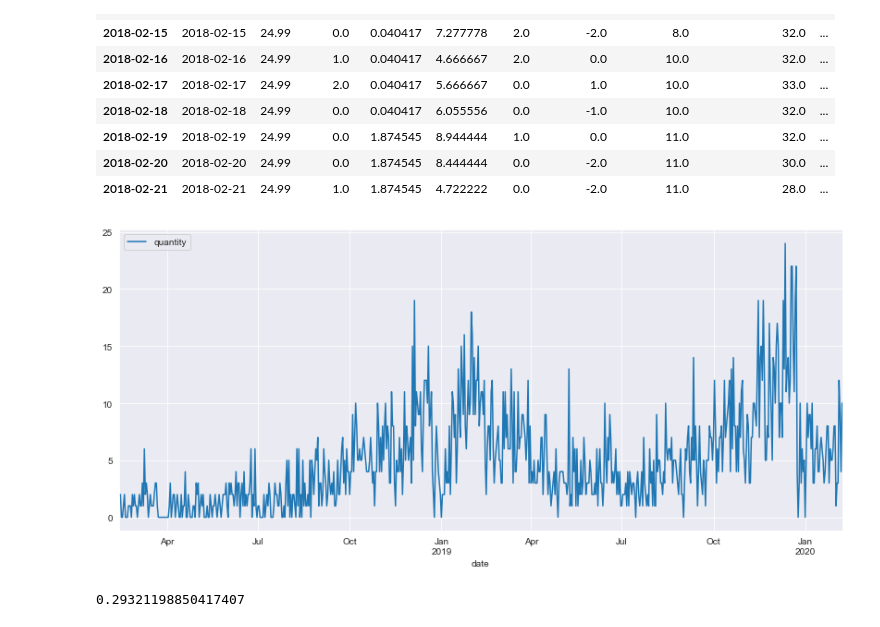
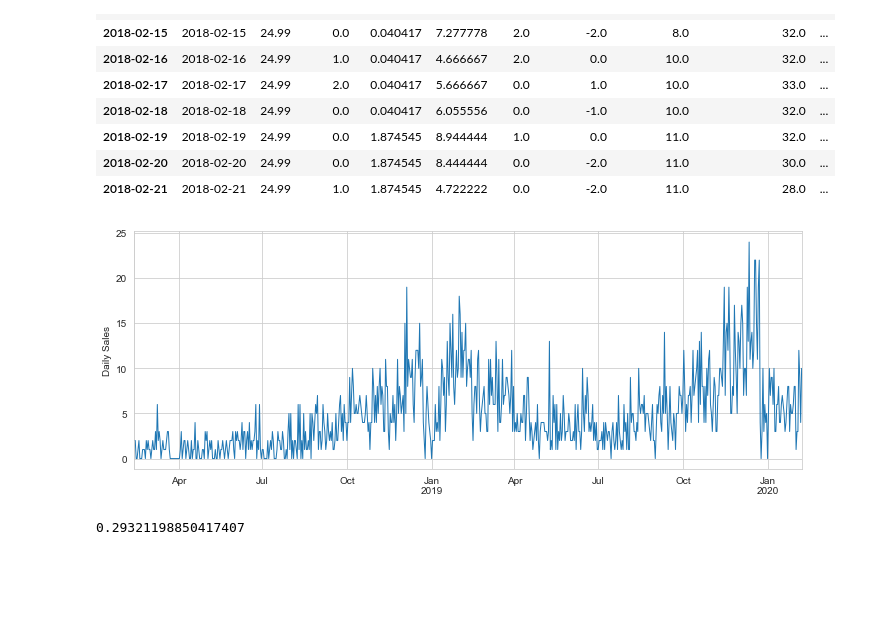
Before and after one commit to fredshone/amazon-sales-analysis, a Jupyter notebook: analysis.ipynb, the cells around one changed output. Drawn from its saved outputs; the diff is of its cells as text; code cells hidden in the pictures; blank space fills up the shorter version.

```diff
--- a/analysis.ipynb
+++ b/analysis.ipynb
@@ -9,5 +12,5 @@ from statsmodels.tsa.seasonal import STL
 # %%
-sns.set_style('darkgrid')
+sns.set_style('whitegrid')
 pd.plotting.register_matplotlib_converters()
 # Default figure size
 sns.mpl.rc('figure',figsize=(16, 6))
@@ -37,10 +40,14 @@ data.head(10)
 | 2018-02-20 | 2018-02-20 | 24.99 | 0.0 | 1.874545 | 8.444444 | 0.0 | -2.0 | 11.0 | 30.0 | ... |
 | 2018-02-21 | 2018-02-21 | 24.99 | 1.0 | 1.874545 | 4.722222 | 0.0 | -2.0 | 11.0 | 28.0 | ... |
 # %%
-fig, ax = plt.subplots(1, figsize=(14,6))
-ax = data[['quantity']].plot(ax=ax)
+fig, ax = plt.subplots(1, figsize=(10,4))
+data.quantity.plot(ax=ax, linewidth=1)
+ax.set_ylabel('Daily Sales')
+ax.set_xlabel(None)
+plt.tight_layout()
+fig.savefig('outputs/daily-sales.png')
 # %% [output]
-[figure, old version]
+[figure, new version]
 # %%
 from statsmodels.stats.stattools import durbin_watson
 durbin_watson(data.quantity)
```
Also changed, not shown: parts of 49 cells of this notebook, 2 other files.
